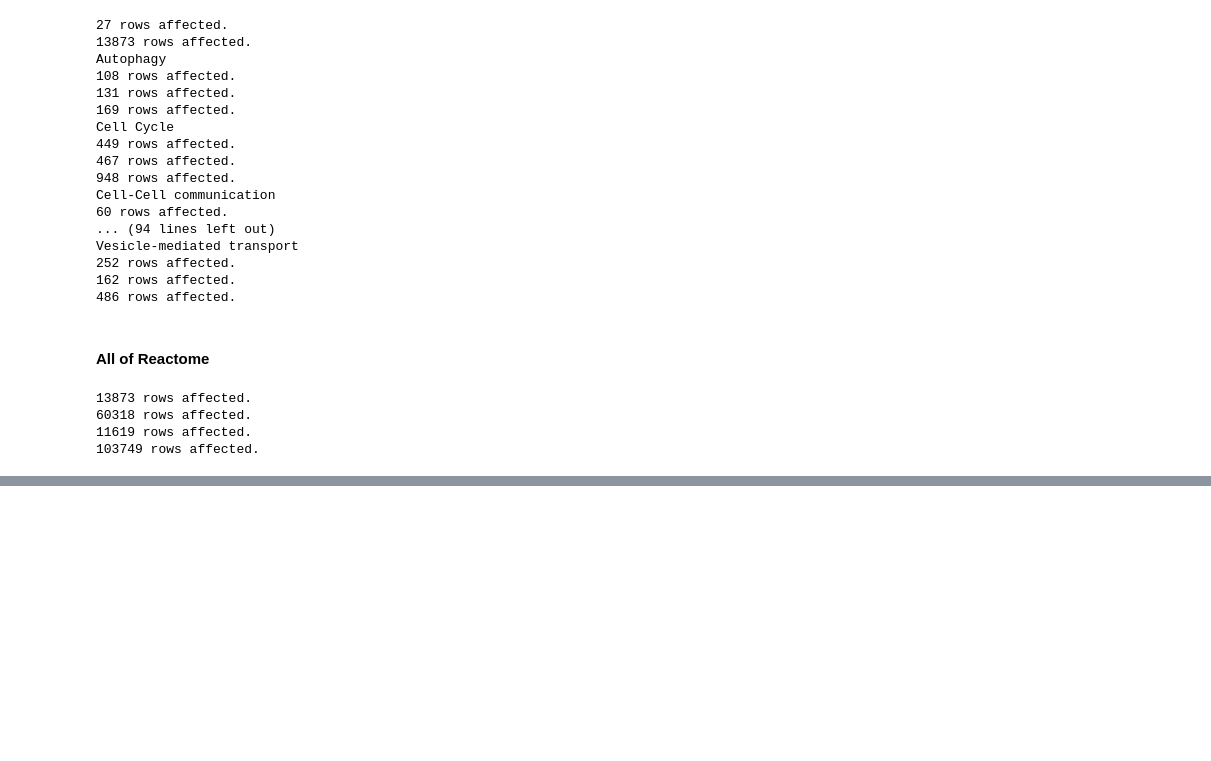
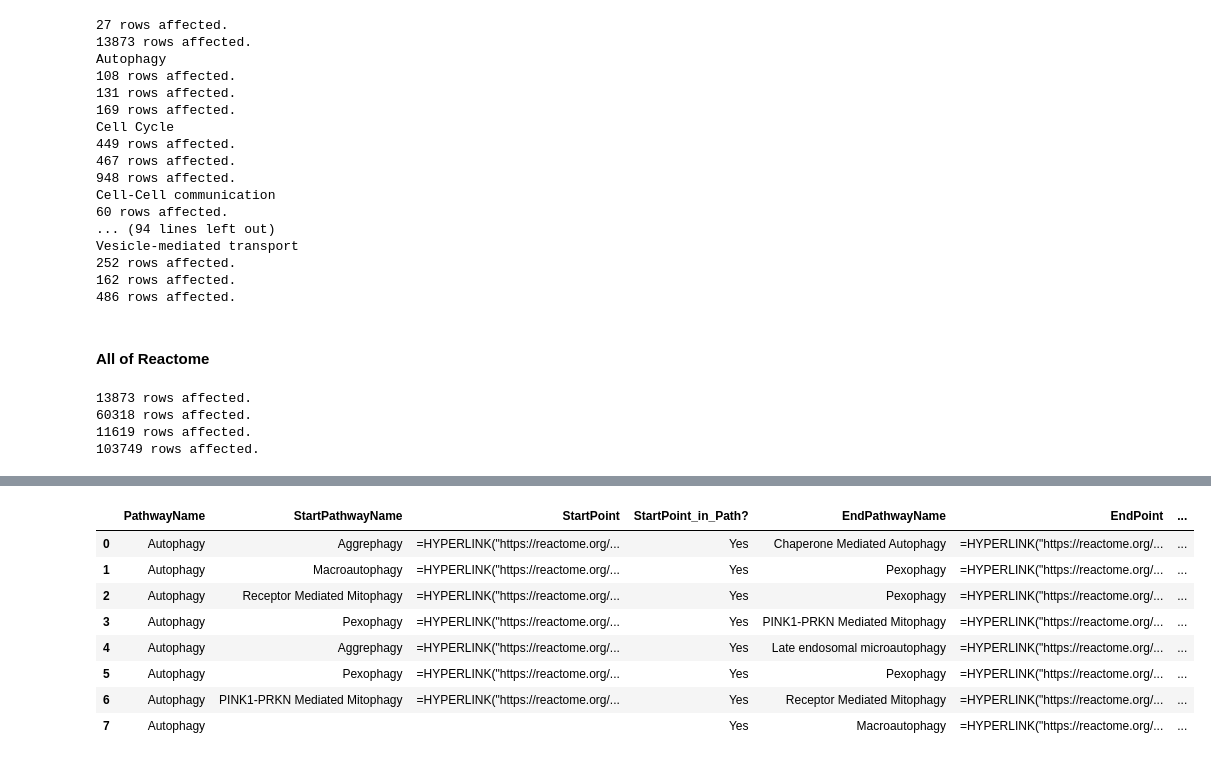
Before and after one commit to vthawfeek/Reactome_Network_Analysis, a Jupyter notebook: Pathway_StartEnd_Analysis.ipynb, the cells around one changed output, grey strips where cells are left out. Cells and saved outputs as stored; diff of their text form; code cells hidden in the pictures; blank space fills up the shorter version.

Commit message:
Included path analysis in start/end code

```diff
--- a/Pathway_StartEnd_Analysis.ipynb
+++ b/Pathway_StartEnd_Analysis.ipynb
@@ -115,6 +115,13 @@ for i in sorted(PathwayMap_Dict):
     Outdeg=set([i for i in Outdegree_List if Outdegree_Dict[i]==0 and Indegree_Dict[i]>0])
 #    print('No in degree (START) : ', Indeg, '\nNo out degree (STOP):', Outdeg)
 
+    #check if start/end points are on paths
+    paths = [nx.shortest_path(G,source=i,target=j) for i in Indeg for j in Outdeg if nx.has_path(G,source=i,target=j)]
+    sp = set([i[0] for i in paths])
+    ep = set([i[len(i)-1] for i in paths])
+    no_sp = [i for i in Indeg if i not in sp]
+    no_ep = [i for i in Outdeg if i not in ep]
+
     Output_dict={}
     #generate output list
     ##creating equi-length start and end point lists
@@ -127,8 +134,10 @@ for i in sorted(PathwayMap_Dict):
         'PathwayName':[Pathway_Name for i in IndL],
         'StartPathwayName':[ReacPathMap_Dict[i]  if i!='' else '' for i in IndL],
         'StartPoint': ['=HYPERLINK("https://reactome.org/content/detail/'+str(i)+'","'+str(ReacIDName_Dict[i])+'")' if i!='' else '' for i in IndL],
+        'StartPoint_in_Path?': ['No' if i in no_sp else '' if i=='' else 'Yes' for i in IndL],
         'EndPathwayName':[ReacPathMap_Dict[i]  if i!='' else '' for i in OutL],
-        'EndPoint': ['=HYPERLINK("https://reactome.org/content/detail/'+str(i)+'","'+str(ReacIDName_Dict[i])+'")'  if i!='' else '' for i in OutL]
+        'EndPoint': ['=HYPERLINK("https://reactome.org/content/detail/'+str(i)+'","'+str(ReacIDName_Dict[i])+'")'  if i!='' else '' for i in OutL],
+        'EndPoint_in_Path?': ['No' if i in no_ep else '' if i=='' else 'Yes' for i in OutL]
     }
 
     df = pd.DataFrame(Output_dict)
@@ -250,6 +259,13 @@ Indeg=set([i for i in Indegree_List if Indegree_Dict[i]==0 and Outdegree_Dict[i]
 Outdeg=set([i for i in Outdegree_List if Outdegree_Dict[i]==0 and Indegree_Dict[i]>0])
 #    print('No in degree (START) : ', Indeg, '\nNo out degree (STOP):', Outdeg)
 
+#check if start/end points are on paths
+paths = [nx.shortest_path(G,source=i,target=j) for i in Indeg for j in Outdeg if nx.has_path(G,source=i,target=j)]
+sp = set([i[0] for i in paths])
+ep = set([i[len(i)-1] for i in paths])
+no_sp = [i for i in Indeg if i not in sp]
+no_ep = [i for i in Outdeg if i not in ep]
+
 Output_dict={}
 #generate output list
 ##creating equi-length start and end point lists
@@ -262,8 +278,10 @@ Output_dict = {
     'PathwayName':[Pathway_Name for i in IndL],
     'StartPathwayName':[ReacPathMap_Dict[i]  if i!='' else '' for i in IndL],
     'StartPoint': ['=HYPERLINK("https://reactome.org/content/detail/'+str(i)+'","'+str(ReacIDName_Dict[i])+'")' if i!='' else '' for i in IndL],
+    'StartPoint_in_Path?': ['No' if i in no_sp else '' if i=='' else 'Yes' for i in IndL],
     'EndPathwayName':[ReacPathMap_Dict[i]  if i!='' else '' for i in OutL],
-    'EndPoint': ['=HYPERLINK("https://reactome.org/content/detail/'+str(i)+'","'+str(ReacIDName_Dict[i])+'")'  if i!='' else '' for i in OutL]
+    'EndPoint': ['=HYPERLINK("https://reactome.org/content/detail/'+str(i)+'","'+str(ReacIDName_Dict[i])+'")'  if i!='' else '' for i in OutL],
+    'EndPoint_in_Path?': ['No' if i in no_ep else '' if i=='' else 'Yes' for i in OutL]
 }
 
 df = pd.DataFrame(Output_dict)
@@ -277,0 +449,12 @@ df.to_csv(path3+Pathway_Name+'_SE.csv',index=False,header=True)
+# %%
+df
+# %% [output]
+|  | PathwayName | StartPathwayName | StartPoint | StartPoint_in_Path? | EndPathwayName | EndPoint | ... |
+| 0 | Autophagy | Aggrephagy | =HYPERLINK("https://reactome.org/... | Yes | Chaperone Mediated Autophagy | =HYPERLINK("https://reactome.org/... | ... |
+| 1 | Autophagy | Macroautophagy | =HYPERLINK("https://reactome.org/... | Yes | Pexophagy | =HYPERLINK("https://reactome.org/... | ... |
+| 2 | Autophagy | Receptor Mediated Mitophagy | =HYPERLINK("https://reactome.org/... | Yes | Pexophagy | =HYPERLINK("https://reactome.org/... | ... |
+| 3 | Autophagy | Pexophagy | =HYPERLINK("https://reactome.org/... | Yes | PINK1-PRKN Mediated Mitophagy | =HYPERLINK("https://reactome.org/... | ... |
+| 4 | Autophagy | Aggrephagy | =HYPERLINK("https://reactome.org/... | Yes | Late endosomal microautophagy | =HYPERLINK("https://reactome.org/... | ... |
+| 5 | Autophagy | Pexophagy | =HYPERLINK("https://reactome.org/... | Yes | Pexophagy | =HYPERLINK("https://reactome.org/... | ... |
+| 6 | Autophagy | PINK1-PRKN Mediated Mitophagy | =HYPERLINK("https://reactome.org/... | Yes | Receptor Mediated Mitophagy | =HYPERLINK("https://reactome.org/... | ... |
+| 7 | Autophagy |  |  | Yes | Macroautophagy | =HYPERLINK("https://reactome.org/... | ... |
```
Also changed, not shown: parts of 14 cells of this notebook, 28 other files.
